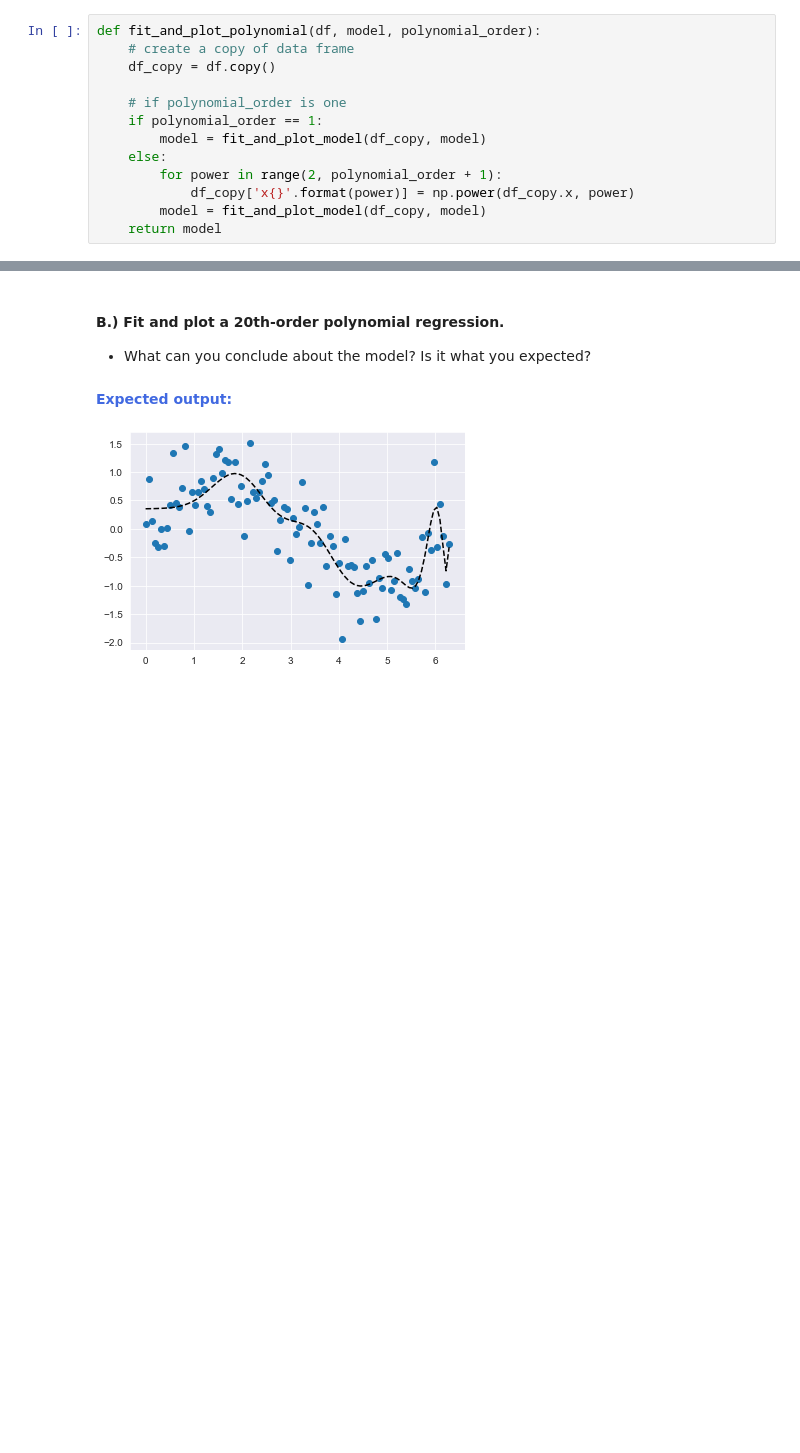
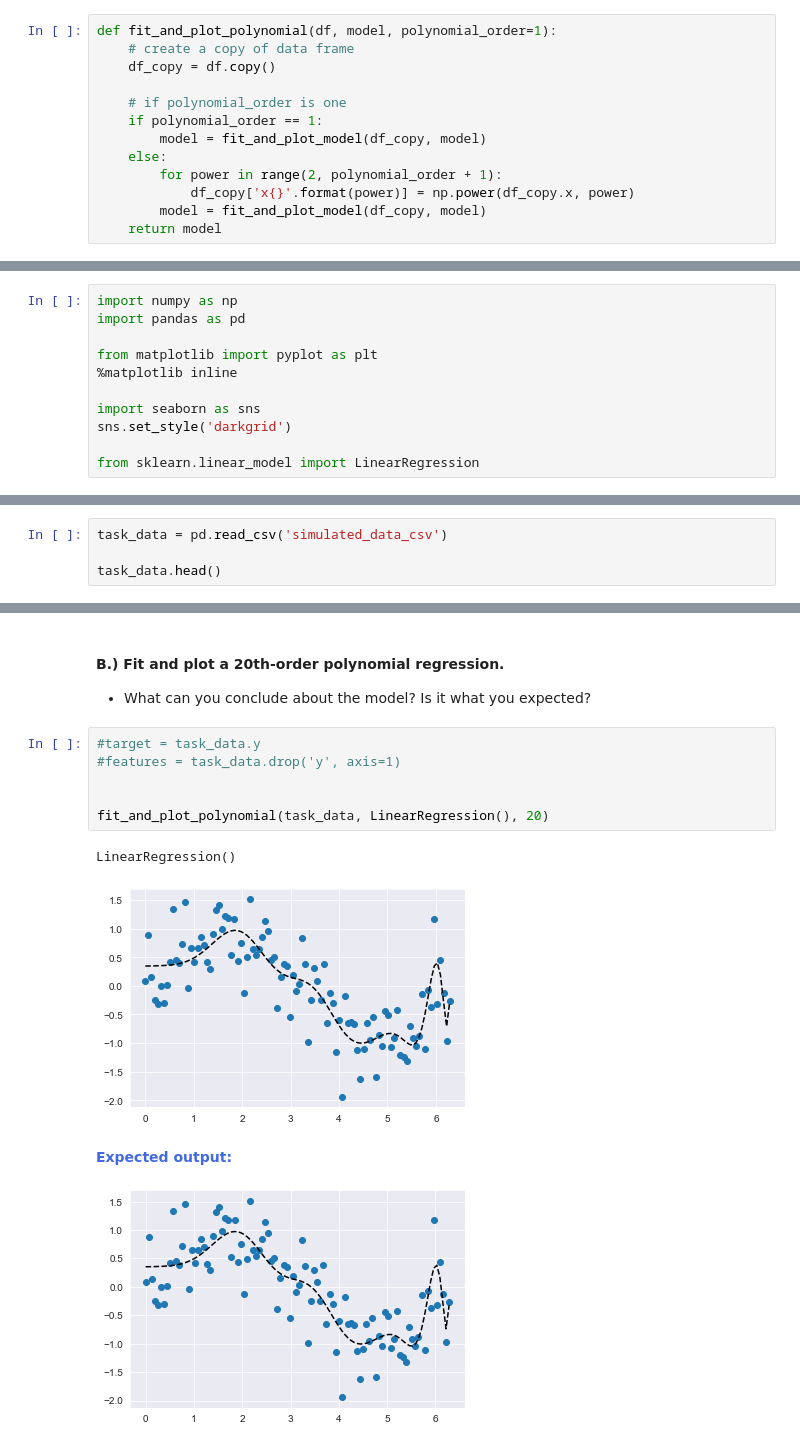
Before and after one commit to tundeiness/How_the_World_Works, a Jupyter notebook: 3 - Workbook - Adding Complexity.ipynb, the cells around one changed output, grey strips where cells are left out. Cells and saved outputs as stored; diff of their text form; blank space fills up the shorter version.

```diff
--- a/3 - Workbook - Adding Complexity.ipynb
+++ b/3 - Workbook - Adding Complexity.ipynb
@@ -112,7 +112,7 @@ fit_and_plot_model(df_copy, LinearRegression())
 LinearRegression()
 [figure]
 # %%
-def fit_and_plot_polynomial(df, model, polynomial_order):
+def fit_and_plot_polynomial(df, model, polynomial_order=1):
     # create a copy of data frame
     df_copy = df.copy()
 
@@ -172,6 +172,17 @@ LinearRegression()
 Complete each of the following exercises.
 # %% [markdown]
 #### First, remember to import the relevant libraries and set the theme (if you haven't done so already).
+# %%
+import numpy as np
+import pandas as pd
+
+from matplotlib import pyplot as plt
+%matplotlib inline
+
+import seaborn as sns
+sns.set_style('darkgrid')
+
+from sklearn.linear_model import LinearRegression
 # %% [markdown]
 ## <span style="color:RoyalBlue">Exercise 3.1 - Coding Section Checkpoint</span>
 
@@ -180,3 +191,7 @@ Before moving on, it's imperative that you've been following along the online Co
 This one is a perfect example. In the online Coding Section (which you should have followed in the workbook space above), we wrote a few helper functions for fitting and plotting models. So let's just fully double-check that we're on the same page and that you've written those helper functions successfully.
 
 #### A.) Import <code>'simulated_data.csv'</code> that you created during the follow-along coding section and display the first 5 observations.
+# %%
+task_data = pd.read_csv('simulated_data_csv')
+
+task_data.head()
@@ -221,6 +243,15 @@ This one is a perfect example. In the online Coding Section (which you should ha
 # %% [markdown]
 #### B.) Fit and plot a 20th-order polynomial regression.
 * What can you conclude about the model? Is it what you expected?
+# %%
+#target = task_data.y
+#features = task_data.drop('y', axis=1)
+
+
+fit_and_plot_polynomial(task_data, LinearRegression(), 20)
+# %% [output]
+LinearRegression()
+[figure, added]
 # %% [markdown]
 <strong style="color:RoyalBlue">Expected output:</strong>
 
```
Also changed, not shown: parts of 3 cells of this notebook, 1 other file.
